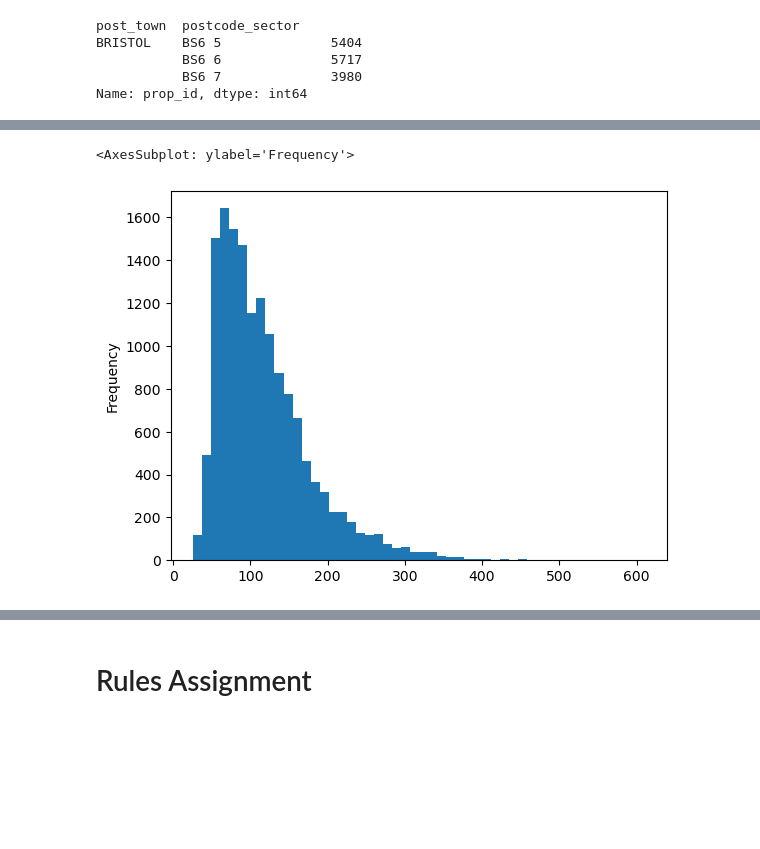
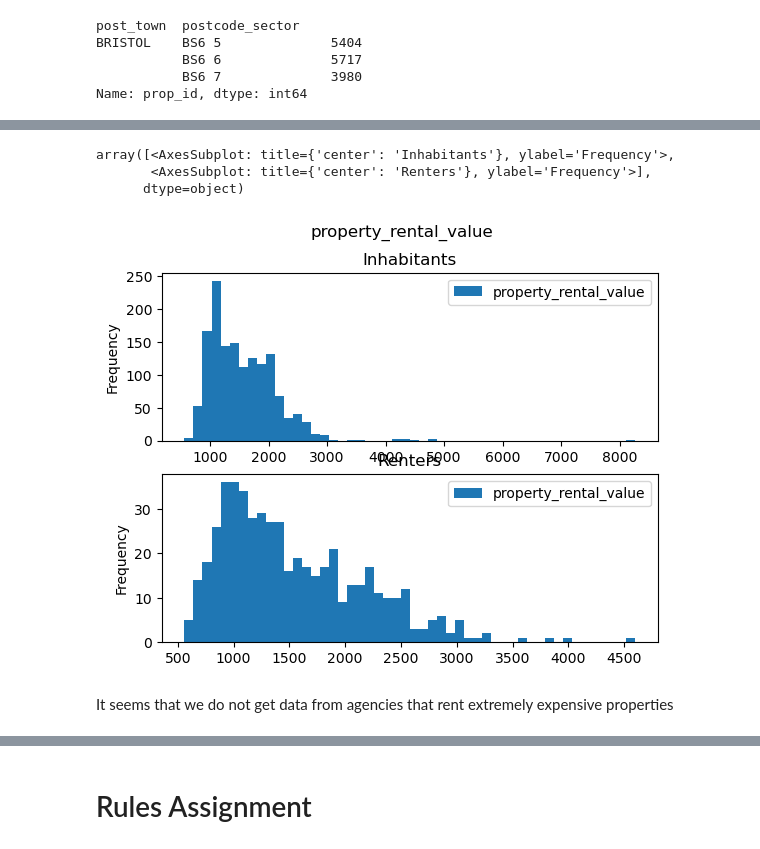
Before and after one commit to kleokog/Mycodes, a Jupyter notebook: Script_1.ipynb, the cells around one changed output, grey strips where cells are left out. Cells and saved outputs as stored; diff of their text form; code cells hidden in the pictures; blank space fills up the shorter version.

Commit message:
feat: add charts

```diff
--- a/Script_1.ipynb
+++ b/Script_1.ipynb
@@ -109,3 +111,6 @@ BRISTOL    BS6 5              5404
            BS6 6              5717
            BS6 7              3980
 Name: prop_id, dtype: int64
+# %%
+labeled_data_all_columns = labeled_data.merge(properties, on = 'prop_id')
+print(labeled_data_all_columns.shape)
@@ -112,5 +158,9 @@ Name: prop_id, dtype: int64
 # %%
-properties['floor_area'].plot.hist(bins=50)
+labeled_data_all_columns[['property_rental_value', 'Label']].plot.hist(bins=50, title = "property_rental_value", by = 'Label')
 # %% [output]
-<AxesSubplot: ylabel='Frequency'>
+array([<AxesSubplot: title={'center': 'Inhabitants'}, ylabel='Frequency'>,
+       <AxesSubplot: title={'center': 'Renters'}, ylabel='Frequency'>],
+      dtype=object)
-[figure, old version]
+[figure, new version]
+# %% [markdown]
+It seems that we do not get data from agencies that rent extremely expensive properties
```
Also changed, not shown: parts of 17 cells of this notebook.
